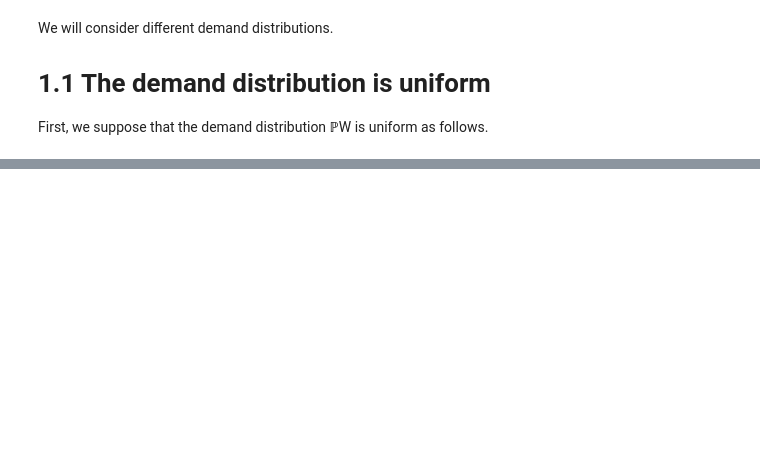
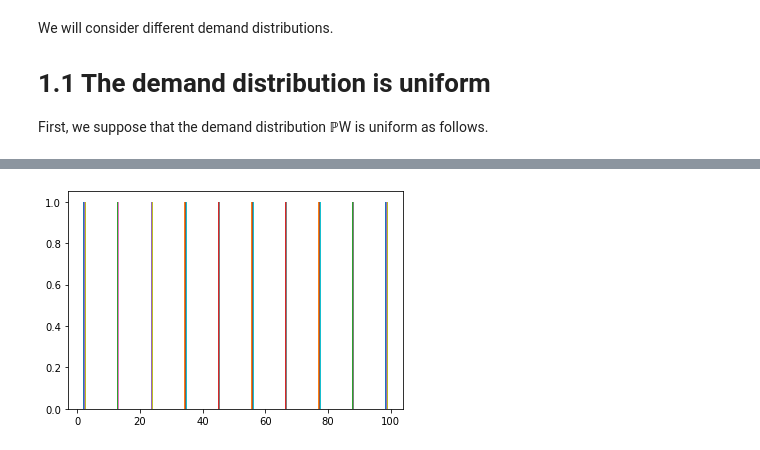
Before and after one commit to aerubianoma/Stochastic-optimization, a Jupyter notebook: The newsvendor problem.ipynb, the cells around one changed output, grey strips where cells are left out. Cells and saved outputs as stored; diff of their text form; code cells hidden in the pictures; blank space fills up the shorter version.

```diff
--- a/The newsvendor problem.ipynb
+++ b/The newsvendor problem.ipynb
@@ -93,0 +116,9 @@ print(probab)
+# %%
+import matplotlib.pyplot as plt
+
+# [1]
+
+plt.hist(demand);
+plt.show();
+# %% [output]
+[figure, added]
```
Also changed, not shown: parts of 5 cells of this notebook.
